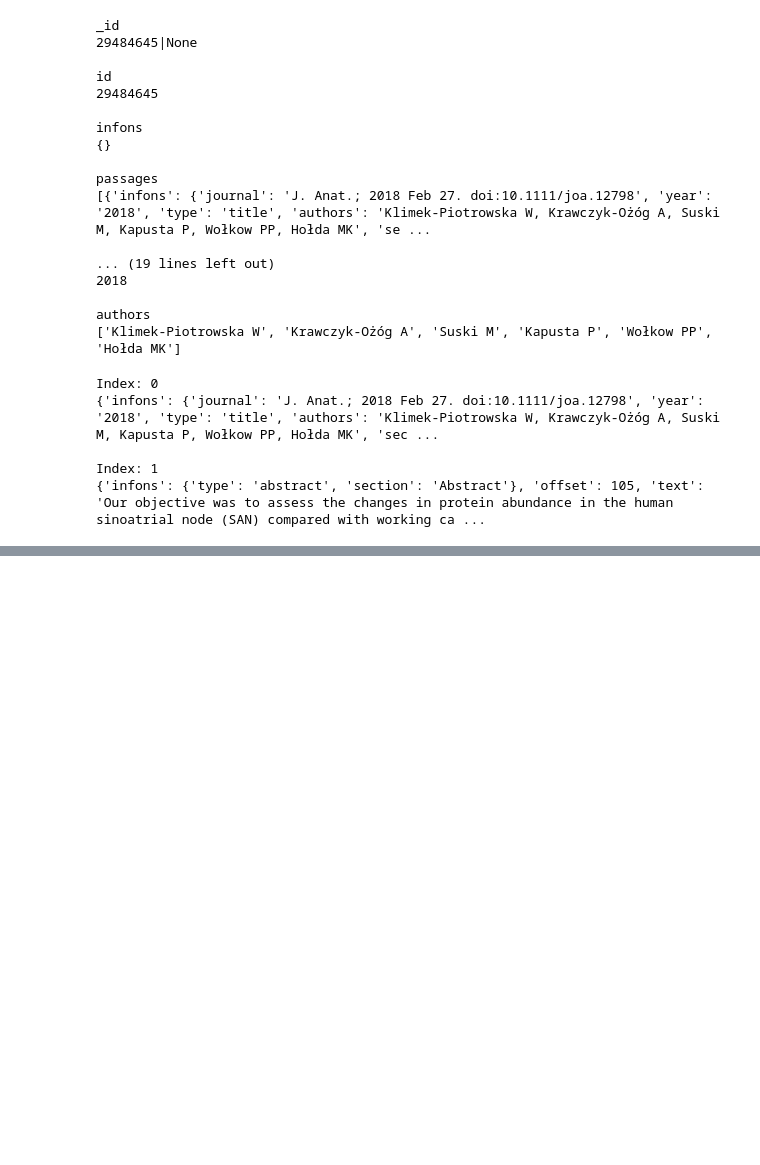
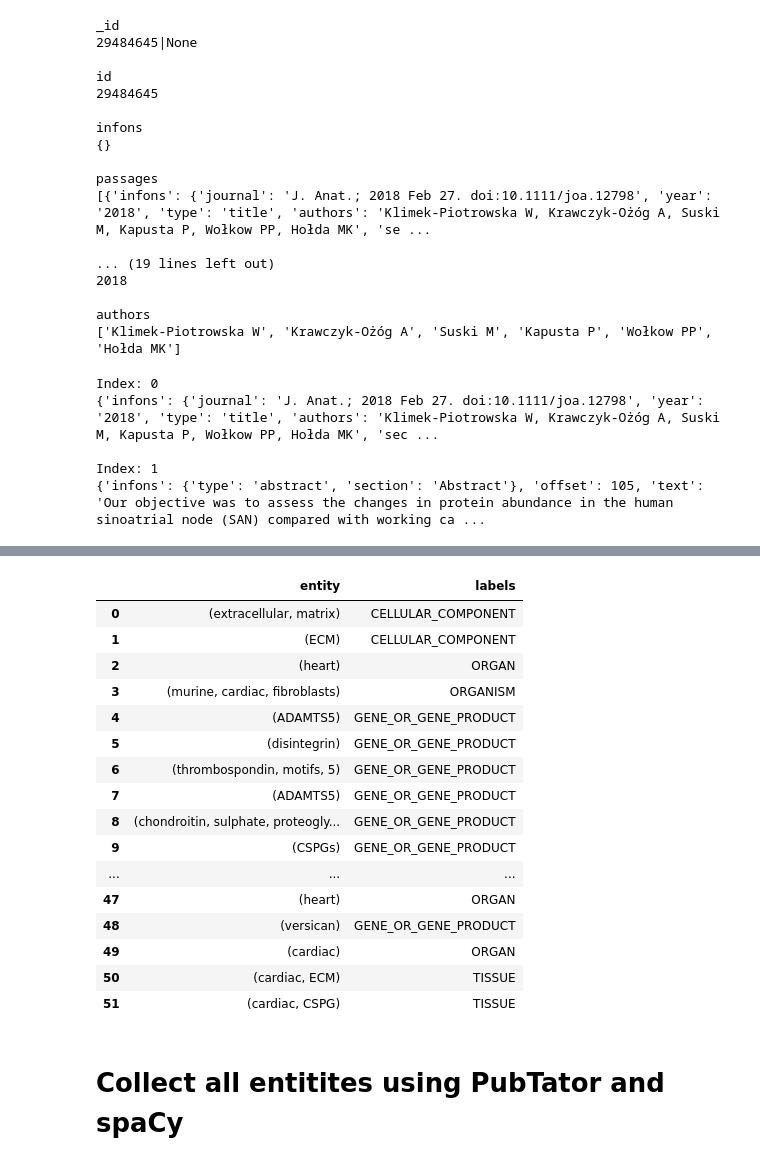
Before and after one commit to josephramirezgit/CASB-199, a Jupyter notebook: named_entity_recognition/PubTator API.ipynb, the cells around one changed output, grey strips where cells are left out. Drawn from its saved outputs; the diff is of its cells as text; code cells hidden in the pictures; blank space fills up the shorter version.

```diff
--- a/named_entity_recognition/PubTator API.ipynb
+++ b/named_entity_recognition/PubTator API.ipynb
@@ -289,0 +304,6 @@ Index: 1
+# %%
+# Load in one PMID
+pmids = '34806902'
+url = f'https://www.ncbi.nlm.nih.gov/research/pubtator-api/publications/export/biocjson?pmids={pmids}'#&concepts=gene,protein'
+response = requests.get(url)
+responses = response.text.split('\n')
@@ -289,0 +462,15 @@ Index: 1
+# %%
+nlp = spacy.load("en_ner_bionlp13cg_md")
+# %%
+#examine title
+text = title
+text_doc = nlp(title)
+title_ents = list(text_doc.ents)
+title_entity_labels = []
+for idx, ent in enumerate(title_ents):
+    title_entity_labels.append(ent.label_)
+
+title_df = pd.DataFrame()
+title_df["entity"] = title_ents
+title_df["labels"] = title_entity_labels
+title_df
@@ -289,0 +483,34 @@ Index: 1
+# %%
+# examine abstracts
+text = abstract
+abstract_doc = nlp(text)
+abstract_ents = list(abstract_doc.ents)
+abstract_ents_labels = []
+for idx, ent in enumerate(abstract_ents):
+    abstract_ents_labels.append(ent.label_)
+
+
+abstract_df = pd.DataFrame()
+abstract_df["entity"] = abstract_ents
+abstract_df["labels"] = abstract_ents_labels
+abstract_df
+# %% [output]
+|  | entity | labels |
+| 0 | (extracellular, matrix) | CELLULAR_COMPONENT |
+| 1 | (ECM) | CELLULAR_COMPONENT |
+| 2 | (heart) | ORGAN |
+| 3 | (murine, cardiac, fibroblasts) | ORGANISM |
+| 4 | (ADAMTS5) | GENE_OR_GENE_PRODUCT |
+| 5 | (disintegrin) | GENE_OR_GENE_PRODUCT |
+| 6 | (thrombospondin, motifs, 5) | GENE_OR_GENE_PRODUCT |
+| 7 | (ADAMTS5) | GENE_OR_GENE_PRODUCT |
+| 8 | (chondroitin, sulphate, proteogly... | GENE_OR_GENE_PRODUCT |
+| 9 | (CSPGs) | GENE_OR_GENE_PRODUCT |
+| ... | ... | ... |
+| 47 | (heart) | ORGAN |
+| 48 | (versican) | GENE_OR_GENE_PRODUCT |
+| 49 | (cardiac) | ORGAN |
+| 50 | (cardiac, ECM) | TISSUE |
+| 51 | (cardiac, CSPG) | TISSUE |
+# %% [markdown]
+# Collect all entitites using PubTator and spaCy
```
Also changed, not shown: parts of 30 cells of this notebook, 9 other files.
